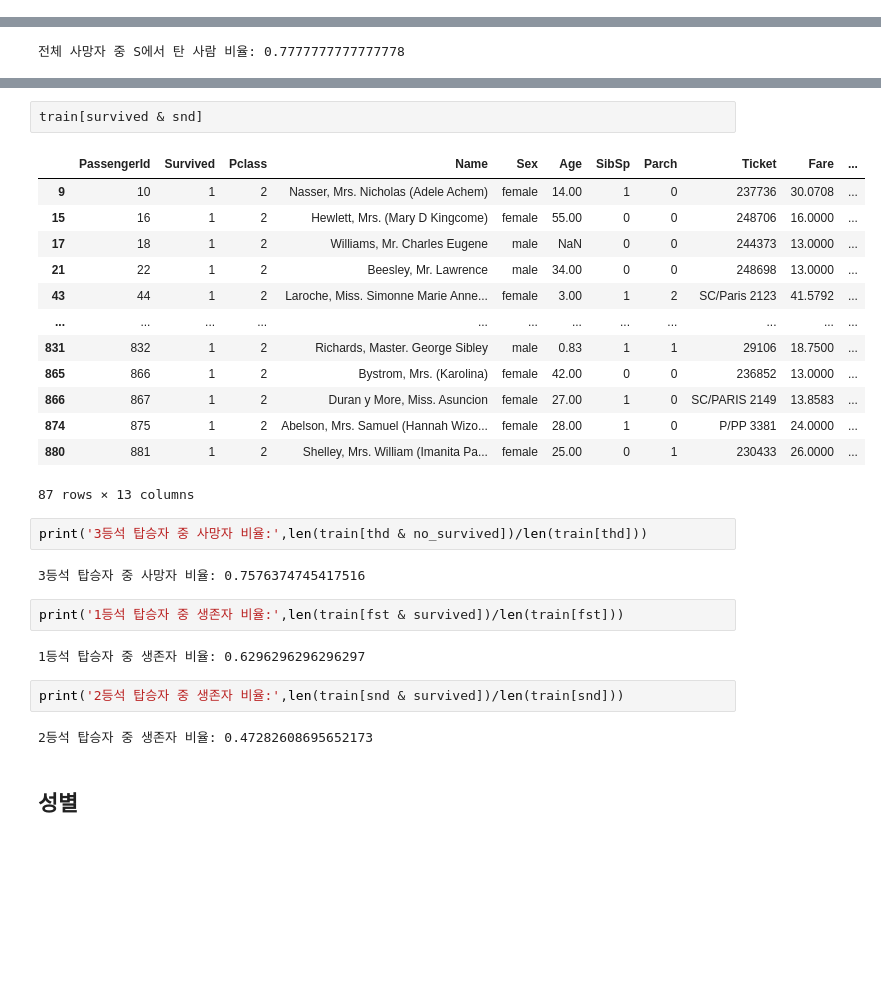
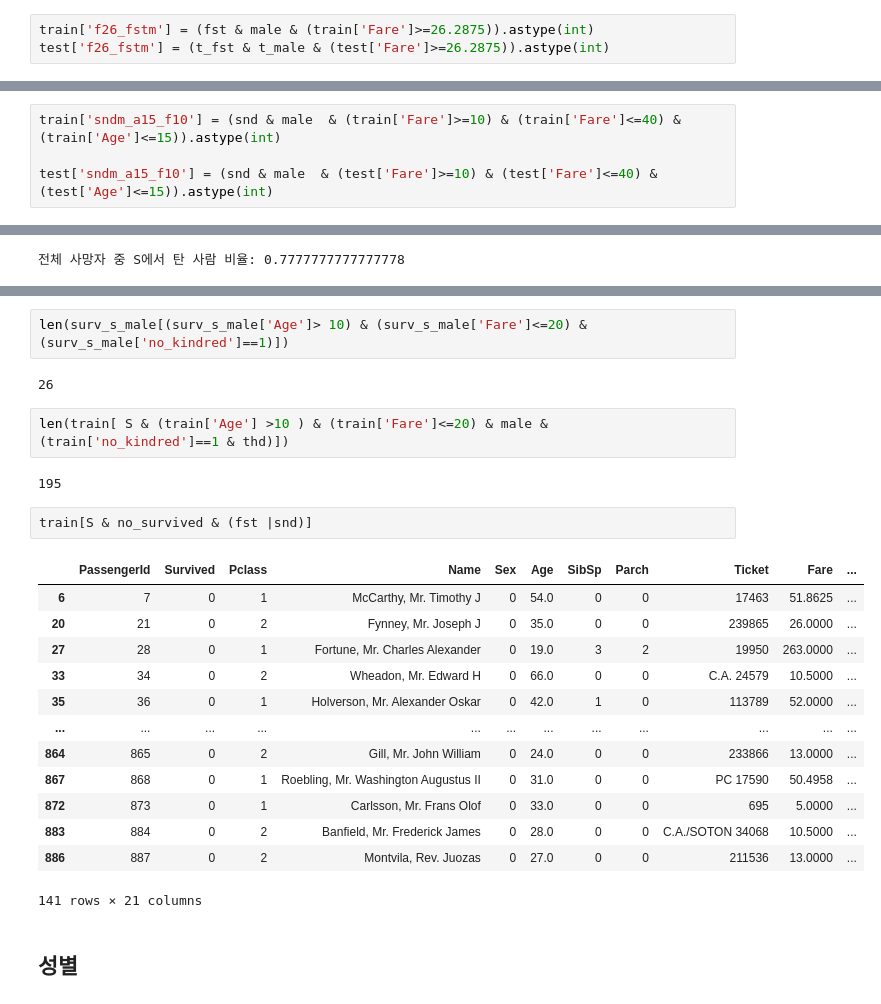
Before and after one commit to dbsgh3344/kaggle_study, a Jupyter notebook: titanic.ipynb, the cells around one changed output, grey strips where cells are left out. Drawn from its saved outputs; the diff is of its cells as text; blank space fills up the shorter version.

```diff
--- a/titanic.ipynb
+++ b/titanic.ipynb
@@ -164,0 +287,3 @@ eda 결과
+# %%
+train['f26_fstm'] = (fst & male & (train['Fare']>=26.2875)).astype(int)
+test['f26_fstm'] = (t_fst & t_male & (test['Fare']>=26.2875)).astype(int)
@@ -164,0 +347,4 @@ eda 결과
+# %%
+train['sndm_a15_f10'] = (snd & male  & (train['Fare']>=10) & (train['Fare']<=40) & (train['Age']<=15)).astype(int)
+
+test['sndm_a15_f10'] = (snd & male  & (test['Fare']>=10) & (test['Fare']<=40) & (test['Age']<=15)).astype(int)
@@ -336,31 +605,27 @@ sns.countplot(data= train,x= 'Pclass',hue='Survived')
+# %%
+len(surv_s_male[(surv_s_male['Age']> 10) & (surv_s_male['Fare']<=20) & (surv_s_male['no_kindred']==1)])
+# %% [output]
+26
+# %%
+len(train[ S & (train['Age'] >10 ) & (train['Fare']<=20) & male & (train['no_kindred']==1 & thd)])
+# %% [output]
+195
 # %%
-train[survived & snd]
+train[S & no_survived & (fst |snd)]
 # %% [output]
 |  | PassengerId | Survived | Pclass | Name | Sex | Age | SibSp | Parch | Ticket | Fare | ... |
-| 9 | 10 | 1 | 2 | Nasser, Mrs. Nicholas (Adele Achem) | female | 14.00 | 1 | 0 | 237736 | 30.0708 | ... |
-| 15 | 16 | 1 | 2 | Hewlett, Mrs. (Mary D Kingcome) | female | 55.00 | 0 | 0 | 248706 | 16.0000 | ... |
-| 17 | 18 | 1 | 2 | Williams, Mr. Charles Eugene | male | NaN | 0 | 0 | 244373 | 13.0000 | ... |
-| 21 | 22 | 1 | 2 | Beesley, Mr. Lawrence | male | 34.00 | 0 | 0 | 248698 | 13.0000 | ... |
-| 43 | 44 | 1 | 2 | Laroche, Miss. Simonne Marie Anne... | female | 3.00 | 1 | 2 | SC/Paris 2123 | 41.5792 | ... |
+| 6 | 7 | 0 | 1 | McCarthy, Mr. Timothy J | 0 | 54.0 | 0 | 0 | 17463 | 51.8625 | ... |
+| 20 | 21 | 0 | 2 | Fynney, Mr. Joseph J | 0 | 35.0 | 0 | 0 | 239865 | 26.0000 | ... |
+| 27 | 28 | 0 | 1 | Fortune, Mr. Charles Alexander | 0 | 19.0 | 3 | 2 | 19950 | 263.0000 | ... |
+| 33 | 34 | 0 | 2 | Wheadon, Mr. Edward H | 0 | 66.0 | 0 | 0 | C.A. 24579 | 10.5000 | ... |
+| 35 | 36 | 0 | 1 | Holverson, Mr. Alexander Oskar | 0 | 42.0 | 1 | 0 | 113789 | 52.0000 | ... |
 | ... | ... | ... | ... | ... | ... | ... | ... | ... | ... | ... | ... |
-| 831 | 832 | 1 | 2 | Richards, Master. George Sibley | male | 0.83 | 1 | 1 | 29106 | 18.7500 | ... |
-| 865 | 866 | 1 | 2 | Bystrom, Mrs. (Karolina) | female | 42.00 | 0 | 0 | 236852 | 13.0000 | ... |
-| 866 | 867 | 1 | 2 | Duran y More, Miss. Asuncion | female | 27.00 | 1 | 0 | SC/PARIS 2149 | 13.8583 | ... |
-| 874 | 875 | 1 | 2 | Abelson, Mrs. Samuel (Hannah Wizo... | female | 28.00 | 1 | 0 | P/PP 3381 | 24.0000 | ... |
-| 880 | 881 | 1 | 2 | Shelley, Mrs. William (Imanita Pa... | female | 25.00 | 0 | 1 | 230433 | 26.0000 | ... |
+| 864 | 865 | 0 | 2 | Gill, Mr. John William | 0 | 24.0 | 0 | 0 | 233866 | 13.0000 | ... |
+| 867 | 868 | 0 | 1 | Roebling, Mr. Washington Augustus II | 0 | 31.0 | 0 | 0 | PC 17590 | 50.4958 | ... |
+| 872 | 873 | 0 | 1 | Carlsson, Mr. Frans Olof | 0 | 33.0 | 0 | 0 | 695 | 5.0000 | ... |
+| 883 | 884 | 0 | 2 | Banfield, Mr. Frederick James | 0 | 28.0 | 0 | 0 | C.A./SOTON 34068 | 10.5000 | ... |
+| 886 | 887 | 0 | 2 | Montvila, Rev. Juozas | 0 | 27.0 | 0 | 0 | 211536 | 13.0000 | ... |
-87 rows × 13 columns
+141 rows × 21 columns
-# %%
-print('3등석 탑승자 중 사망자 비율:',len(train[thd & no_survived])/len(train[thd]))
-# %% [output]
-3등석 탑승자 중 사망자 비율: 0.7576374745417516
-# %%
-print('1등석 탑승자 중 생존자 비율:',len(train[fst & survived])/len(train[fst]))
-# %% [output]
-1등석 탑승자 중 생존자 비율: 0.6296296296296297
-# %%
-print('2등석 탑승자 중 생존자 비율:',len(train[snd & survived])/len(train[snd]))
-# %% [output]
-2등석 탑승자 중 생존자 비율: 0.47282608695652173
 # %% [markdown]
 ## 성별
 # %% [markdown]
```
Also changed, not shown: parts of 137 cells of this notebook.
